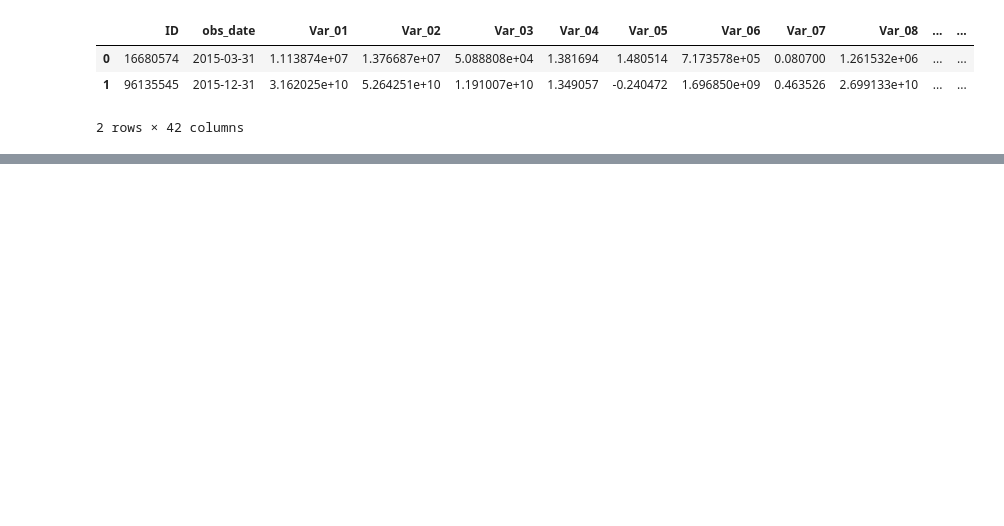
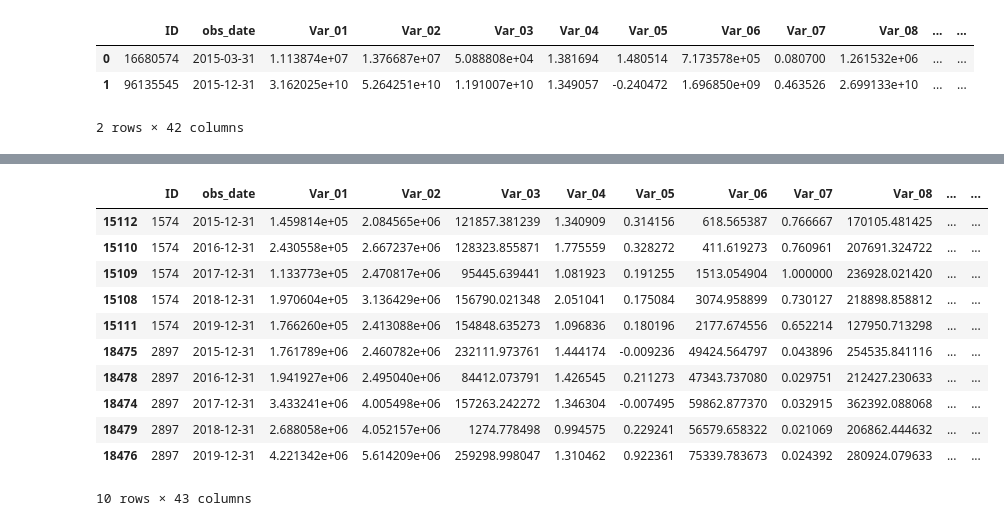
Before and after one commit to CptQuak/ing_lionsden, a Jupyter notebook: analysis.ipynb, the cells around one changed output, grey strips where cells are left out. Drawn from its saved outputs; the diff is of its cells as text; code cells hidden in the pictures; blank space fills up the shorter version.

```diff
--- a/analysis.ipynb
+++ b/analysis.ipynb
@@ -13,0 +40,18 @@ df.head(2)
+# %%
+df = df.sort_values(by=['ID', 'obs_date'])
+df = df.assign(obs_count= df.iloc[:, :2].groupby(['ID']).cumcount())
+df['obs_count'] = np.where(df['obs_count']>=6, 6, df['obs_count'])
+df.head(10)
+# %% [output]
+|  | ID | obs_date | Var_01 | Var_02 | Var_03 | Var_04 | Var_05 | Var_06 | Var_07 | Var_08 | ... | ... |
+| 15112 | 1574 | 2015-12-31 | 1.459814e+05 | 2.084565e+06 | 121857.381239 | 1.340909 | 0.314156 | 618.565387 | 0.766667 | 170105.481425 | ... | ... |
+| 15110 | 1574 | 2016-12-31 | 2.430558e+05 | 2.667237e+06 | 128323.855871 | 1.775559 | 0.328272 | 411.619273 | 0.760961 | 207691.324722 | ... | ... |
+| 15109 | 1574 | 2017-12-31 | 1.133773e+05 | 2.470817e+06 | 95445.639441 | 1.081923 | 0.191255 | 1513.054904 | 1.000000 | 236928.021420 | ... | ... |
+| 15108 | 1574 | 2018-12-31 | 1.970604e+05 | 3.136429e+06 | 156790.021348 | 2.051041 | 0.175084 | 3074.958899 | 0.730127 | 218898.858812 | ... | ... |
+| 15111 | 1574 | 2019-12-31 | 1.766260e+05 | 2.413088e+06 | 154848.635273 | 1.096836 | 0.180196 | 2177.674556 | 0.652214 | 127950.713298 | ... | ... |
+| 18475 | 2897 | 2015-12-31 | 1.761789e+06 | 2.460782e+06 | 232111.973761 | 1.444174 | -0.009236 | 49424.564797 | 0.043896 | 254535.841116 | ... | ... |
+| 18478 | 2897 | 2016-12-31 | 1.941927e+06 | 2.495040e+06 | 84412.073791 | 1.426545 | 0.211273 | 47343.737080 | 0.029751 | 212427.230633 | ... | ... |
+| 18474 | 2897 | 2017-12-31 | 3.433241e+06 | 4.005498e+06 | 157263.242272 | 1.346304 | -0.007495 | 59862.877370 | 0.032915 | 362392.088068 | ... | ... |
+| 18479 | 2897 | 2018-12-31 | 2.688058e+06 | 4.052157e+06 | 1274.778498 | 0.994575 | 0.229241 | 56579.658322 | 0.021069 | 206862.444632 | ... | ... |
+| 18476 | 2897 | 2019-12-31 | 4.221342e+06 | 5.614209e+06 | 259298.998047 | 1.310462 | 0.922361 | 75339.783673 | 0.024392 | 280924.079633 | ... | ... |
+10 rows × 43 columns
```
Also changed, not shown: parts of 25 cells of this notebook, 6 other files.
